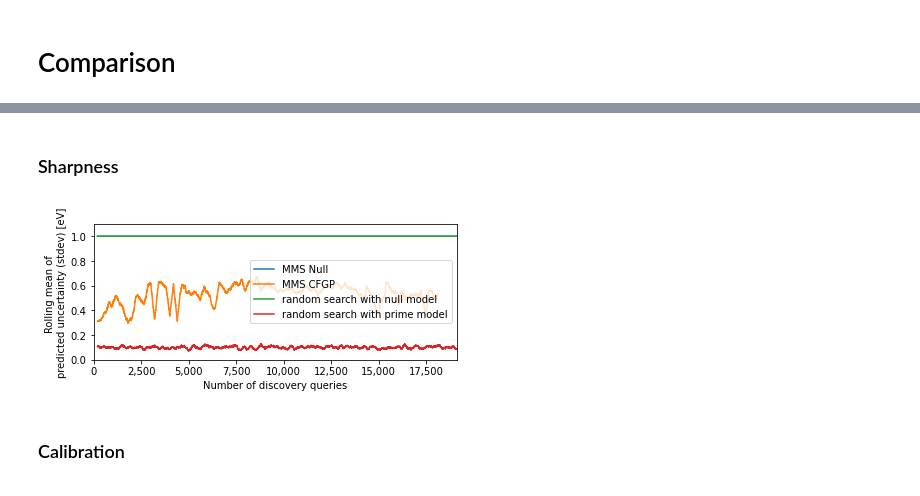
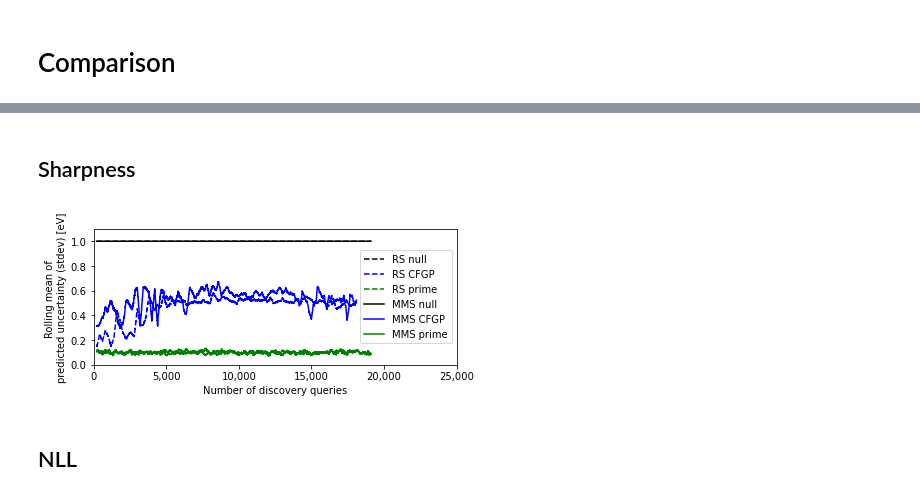
Before and after one commit to ulissigroup/catalyst-acquisitions, a Jupyter notebook: notebooks/comparisons/compare_hallucinations_update.ipynb, the cells around one changed output, grey strips where cells are left out. Drawn from its saved outputs; the diff is of its cells as text; code cells hidden in the pictures.

Commit message:
Update comparisons

```diff
--- a/notebooks/comparisons/compare_hallucinations_update.ipynb
+++ b/notebooks/comparisons/compare_hallucinations_update.ipynb
@@ -5,9 +5,13 @@
 %load_ext autoreload
 %autoreload 2
 # %%
+import os
 import sys
 
-sys.path.insert(0, '../../')
+comparisons_folder = os.getcwd()
+src_folder = '/'.join(comparisons_folder.split('/')[:-2])
+sys.path.insert(0, src_folder)
+from src.discoverers.adsorption.values import calc_co2rr_activities
 
 
 adsorbate = 'CO'
@@ -20,8 +24,9 @@ import random
 import ase.db
 
 
-db_dir = '../pull_data/%s/' % adsorbate
-db = ase.db.connect(db_dir + '%s.db' % adsorbate)
+db_dir = os.path.join(src_folder, 'notebooks/pull_data/%s' % adsorbate)
+db_file = os.path.join(db_dir, '%s.db' % adsorbate)
+db = ase.db.connect(db_file)
 rows = list(db.select())
 random.Random(42).shuffle(rows)
 
@@ -296,18 +311,19 @@ Planning to run on 4 GPUs.
 # Comparison
 # %%
 import numpy as np
+import pandas as pd
 import matplotlib.pyplot as plt
 from matplotlib import ticker
 import seaborn as sns
-import pandas as pd
 
 
 FORMATTER = ticker.FuncFormatter(lambda x, p: format(int(x), ','))
 FIG_SIZE = (6.5, 2.5)
+#FIG_SIZE = (13, 5)
 
 
 def plot_rolling_metric(ax, metric_values, metric_name, label=None,
-                        window=200, smoother='mean', unit=''):
+                        window=200, smoother='mean', unit='', **kwargs):
     '''
     Helper function to plot model performance metrics across time in
     hallucination.
@@ -328,6 +344,7 @@ def plot_rolling_metric(ax, metric_values, metric_name, label=None,
                         'median', 'min', 'max', 'std', 'sum', etc.
         unit            [Optional] String indicating the units you want to
                         label the plot with
+        kwargs          Keyword arguments to pass to `sns.lineplot`
     '''
     # Format the data
     df = pd.DataFrame(metric_values, columns=[metric_name])
@@ -336,7 +353,7 @@ def plot_rolling_metric(ax, metric_values, metric_name, label=None,
     query_numbers = list(range(len(rolled_values)))
 
     # Create and format the figure
-    _ = sns.lineplot(query_numbers, rolled_values, ax=ax, label=label)
+    _ = sns.lineplot(query_numbers, rolled_values, ax=ax, label=label, **kwargs)
     _ = ax.set_xlabel('Number of discovery queries')
     if unit:
         unit = ' [' + unit + ']'
@@ -416,37 +554,52 @@ _ = ax.set_ylim([0., 0.8])
 # %% [markdown]
-### Sharpness
+## Sharpness
 # %%
 fig = plt.figure()
 ax = fig.gca()
 
 _ = plot_rolling_metric(ax=ax,
+                        metric_values=np.abs(rs_null_discoverer.uncertainties),
+                        label='RS null',
+                        metric_name='predicted uncertainty (stdev)',
+                        unit='eV',
+                        color='black')
+_ = plot_rolling_metric(ax=ax,
+                        metric_values=np.abs(rs_cfgp_discoverer.uncertainties),
+                        label='RS CFGP',
+                        metric_name='predicted uncertainty (stdev)',
+                        unit='eV',
+                        color='blue')
+_ = plot_rolling_metric(ax=ax,
+                        metric_values=np.abs(rs_prime_discoverer.uncertainties),
+                        label='RS prime',
+                        metric_name='predicted uncertainty (stdev)',
+                        unit='eV',
+                        color='green')
+_ = plot_rolling_metric(ax=ax,
                         metric_values=np.abs(mms_null_discoverer.uncertainties),
-                        label='MMS Null',
+                        label='MMS null',
                         metric_name='predicted uncertainty (stdev)',
-                        unit='eV')
+                        unit='eV',
+                        color='black')
 _ = plot_rolling_metric(ax=ax,
                         metric_values=np.abs(mms_cfgp_discoverer.uncertainties),
                         label='MMS CFGP',
                         metric_name='predicted uncertainty (stdev)',
-                        unit='eV')
+                        unit='eV',
+                        color='blue')
 _ = plot_rolling_metric(ax=ax,
-                        metric_values=np.abs(rs_null_discoverer.uncertainties),
-                        label='random search with null model',
+                        metric_values=np.abs(mms_prime_discoverer.uncertainties),
+                        label='MMS prime',
                         metric_name='predicted uncertainty (stdev)',
-                        unit='eV')
-_ = plot_rolling_metric(ax=ax,
-                        metric_values=np.abs(rs_cfgp_discoverer.uncertainties),
-                        label='random search with prime model',
-                        metric_name='predicted uncertainty (stdev)',
-                        unit='eV')
-#_ = plot_rolling_metric(ax=ax,
-#                        metric_values=tpot_discoverer.uncertainties,
-#                        label='GASpy heuristic',
-#                        metric_name='predicted uncertainty (stdev)',
-#                        unit='eV')
+                        unit='eV',
+                        color='green')
 
+for line in ax.lines[:3]:
+    line.set_linestyle('--')
+_ = ax.legend()
 _ = ax.set_ylim([0., 1.1])
+_ = ax.set_xlim([0., 25000])
 # %% [output]
-[figure, old version]
+[figure, new version]
 # %% [markdown]
-### Calibration
+## NLL
```
Also changed, not shown: parts of 31 cells of this notebook, 1 other file.
